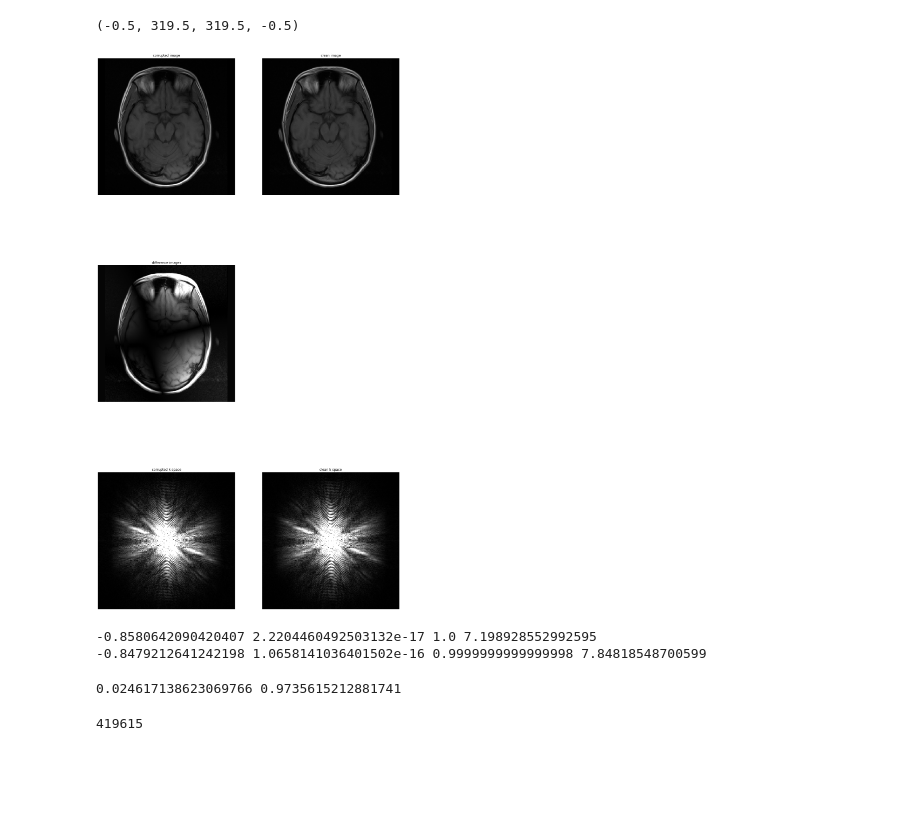
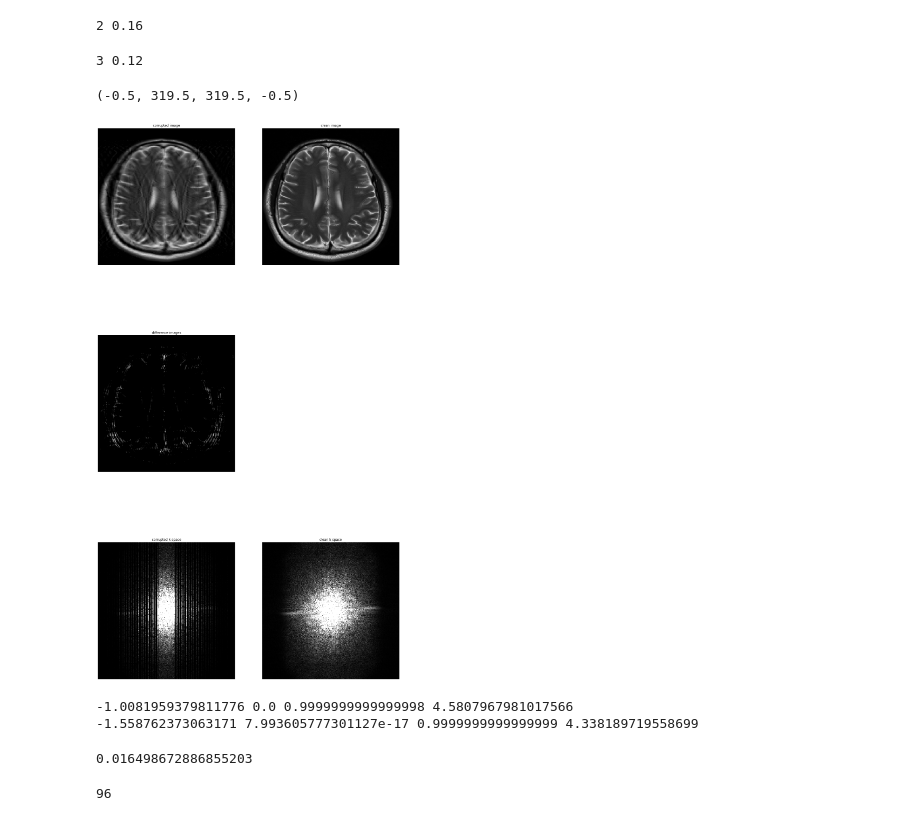
Before and after one commit to SimoneRuiter/artefacts, a Jupyter notebook: Corrupt.ipynb, the cells around one changed output. Drawn from its saved outputs; the diff is of its cells as text; code cells hidden in the pictures; blank space fills up the shorter version.

```diff
--- a/Corrupt.ipynb
+++ b/Corrupt.ipynb
@@ -20,9 +17,8 @@ warnings.filterwarnings("ignore")
 #UserWarning: The (0028,0101) 'Bits Stored' value (12-bit) doesn't match the JPEG 2000 data (16-bit).
 #It's recommended that you change the 'Bits Stored' value warnings.warn(
 # %%
-data_path = r'C:\from SSD\fastMRI_brain_DICOM\100099070170\279.dcm'
-#data_path = r'D:\Pelvis_2.2\Pelvis_2001,MP Pelvis_2001,MP\CT.2.25.106642115696625184543345874653259618744.dcm'
-#data_path = r'C:\Users\simon\anaconda3\envs\drs\drs\Data\fastMRI_brain_DICOM\300008311232\808.dcm'
+#data_path = r'C:\from SSD\fastMRI_brain_DICOM\100099070170\279.dcm'
+data_path = r'C:\Users\simon\anaconda3\envs\drs\drs\Data\fastMRI_brain_DICOM\300008311232\808.dcm'
 #data_path = r"C:\Users\simon\anaconda3\envs\drs\drs\Data\Pelvis\Pelvis_2233,MP Pelvis_2233,MP\CT.2.25.168430369902691384448665480955143203741.dcm"
 
 # bad pelvic image
@@ -249,7 +245,7 @@ def GetFields(image):
     grid_z = srf((x, y), mesh_type='structured')
     grid_z = dct2(grid_z)
 
-    bias_rng = np.random.uniform(0.20, 1.00)
+    bias_rng = 1 #np.random.uniform(0.20, 1.00)
     grid_z = np.interp(grid_z, (grid_z.min(), grid_z.max()),
                        (1 - bias_rng / 2, 1 + bias_rng / 2))
 
@@ -257,7 +253,7 @@ def GetFields(image):
 # %%
 # corrupt function
 
-def corrupt(image, case, anatomy):
+def corrupt(image, case):
     import random
     kspace = transform_image_to_kspace(image)
 
@@ -269,14 +265,14 @@ def corrupt(image, case, anatomy):
         kspace += noise
 
     elif case == "downsample":
-        mask = cartesian_mask(random.choice([(2, 0.16), (3, 0.12), (4, 0.08)]), random.choice(["LR", "AP"]), random.choice(["uniform", "random"]))
+        acceleration, center_fraction = random.choice([(2, 0.16), (3, 0.12), (4, 0.08)])
+        print(acceleration, center_fraction)
+        mask = cartesian_mask((acceleration, center_fraction), random.choice(["LR", "AP"]), random.choice(["uniform", "random"]))
         kspace = np.where(mask, kspace, (0 + 0j))
 
     elif case == "motion":
-        if anatomy == "brain":
-            motion_type = "rigid"
-        elif anatomy == "pelvis":
-            motion_type = random.choice(["rigid", "periodic"])
+        #motion_type = random.choice(["rigid", "periodic"])
+        motion_type = "rigid"
         if (motion_type == "rigid"):
             kspace = rigid_motion(image, random.choice(["LR", "AP"]), np.random.randint(1,9), 3, 10)
         elif (motion_type == "periodic"):
@@ -291,10 +287,15 @@ def corrupt(image, case, anatomy):
     img = transform_kspace_to_image(kspace)
     img = (img - np.mean(img)) / np.std(img)
     return img
+# %%
+acceleration, center_fraction = random.choice([(2, 0.16), (3, 0.12), (4, 0.08)])
+print(acceleration, center_fraction)
+# %% [output]
+2 0.16
 # %%
 # plotting
 
-img = corrupt(image, "bias", "brain")
+img = corrupt(image, "downsample")
 
 hr = image
 lr = img
@@ -307,56 +308,62 @@ k_hr = k_hr / np.max(np.abs(k_hr))
 
 lr = (lr - np.mean(lr)) / np.std(lr)
 hr = (hr - np.mean(hr)) / np.std(hr)
 
 vmx = np.max(hr)
 vmn = np.min(hr)
 dmx = 0.5
 kmx = 0.01
 
 fig = plt.figure(figsize=(20, 40))
 ax = fig.add_subplot(3, 2, 1)
 ax.imshow(lr, interpolation='none', cmap='gist_gray', vmin=vmn, vmax=vmx)
 ax.set_title("corrupted image")
 ax.axis('off')
 ax = fig.add_subplot(3, 2, 2)
 ax.imshow(hr, interpolation='none', cmap='gist_gray', vmin=vmn, vmax=vmx)
 ax.set_title("clean image")
 ax.axis('off')
 ax = fig.add_subplot(3, 2, 3)
-ax.imshow(np.abs(lr - hr), interpolation='none', cmap='gist_gray', vmin=0, vmax=dmx)
+ax.imshow(np.abs(lr - hr), interpolation='none', cmap='gist_gray', vmin=0.5, vmax=1 / 0.5)
 ax.set_title("difference images")
 ax.axis('off')
 ax = fig.add_subplot(3, 2, 5)
 ax.imshow(k_lr, interpolation='none', cmap='gist_gray', vmin=0, vmax=kmx)
 ax.set_title("corrupted k space")
 ax.axis('off')
 ax = fig.add_subplot(3, 2, 6)
 ax.imshow(k_hr, interpolation='none', cmap='gist_gray', vmin=0, vmax=kmx)
 ax.set_title("clean k space")
 ax.axis('off')
 # %% [output]
-(-0.5, 319.5, 319.5, -0.5)
+3 0.12
+(-0.5, 319.5, 319.5, -0.5)
-[figure, old version]
+[figure, new version]
 # %%
 print(np.min(image), np.mean(image), np.std(image), np.max(image))
 print(np.min(img), np.mean(img), np.std(img), np.max(img))
 # %% [output]
--0.8580642090420407 2.2204460492503132e-17 1.0 7.198928552992595
--0.8479212641242198 1.0658141036401502e-16 0.9999999999999998 7.84818548700599
+-1.0081959379811776 0.0 0.9999999999999998 4.5807967981017566
+-1.558762373063171 7.993605777301127e-17 0.9999999999999999 4.338189719558699
 # %%
-print(mean_squared_error(image, img), vifp(image, img))
+from sklearn.metrics import mean_squared_error
+mean_squared_error(image, img)
 # %% [output]
-0.024617138623069766 0.9735615212881741
+0.016498672886855203
 # %%
 # the artefacts should be well-balanced in terms of MSE
+
+import os
+from sklearn.metrics import mean_squared_error
+
 images_path_list = []
-#main_path_brain = r'C:\Users\simon\anaconda3\envs\drs\drs\Data\fastMRI_brain_DICOM'
+main_path_brain = r'C:\Users\simon\anaconda3\envs\drs\drs\Data\fastMRI_brain_DICOM'
 #main_path_pelvis = r'C:\Users\simon\anaconda3\envs\drs\drs\Data\Pelvis2'
-main_path_brain = r'C:\from SSD\fastMRI_brain_DICOM'
-main_path_pelvis = r'D:\Pelvis_2.2'
+#main_path_brain = r'C:\from SSD\fastMRI_brain_DICOM'
+#main_path_pelvis = r'D:\Pelvis_2.2'
 
 folders_brain = os.listdir(main_path_brain)
-folders_pelvis = os.listdir(main_path_pelvis)
+#folders_pelvis = os.listdir(main_path_pelvis)
 
 for folder in folders_brain:
     folder_path = main_path_brain + '/' + folder
@@ -364,12 +371,12 @@ for folder in folders_brain:
     for image in images:
         image_path = folder_path + '/' + image
         images_path_list.append(image_path)
-for folder in folders_pelvis:
-    folder_path = main_path_pelvis + '/' + folder
-    images = os.listdir(folder_path)
-    for image in images:
-        image_path = folder_path + '/' + image
-        images_path_list.append(image_path)
+# for folder in folders_pelvis:
+#     folder_path = main_path_pelvis + '/' + folder
+#     images = os.listdir(folder_path)
+#     for image in images:
+#         image_path = folder_path + '/' + image
+#         images_path_list.append(image_path)
 print(len(images_path_list))
 # %% [output]
-419615
+96
```
Also changed, not shown: parts of 7 cells of this notebook, 1 other file.
